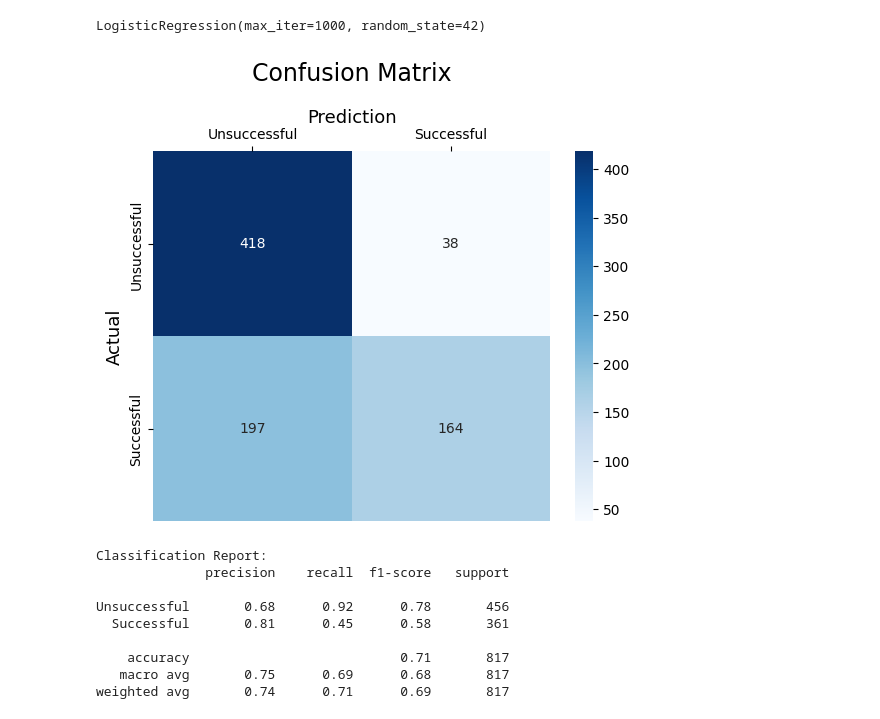
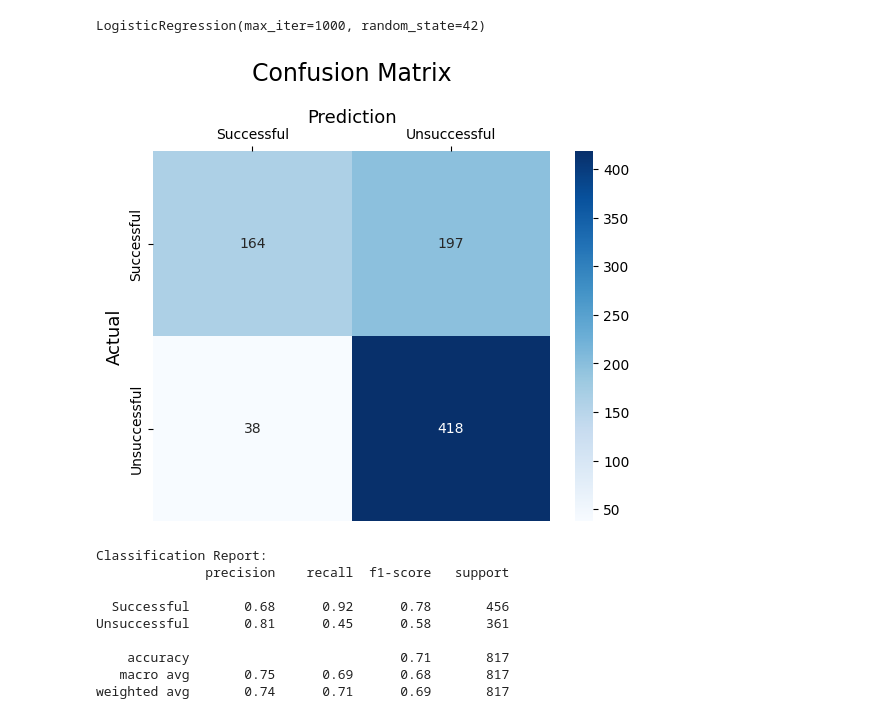
Before and after one commit to emilybae2025/Book-to-Film-Success-Prediction-Model, a Jupyter notebook: LogisticRegression.ipynb, the cells around one changed output. Cells and saved outputs as stored; diff of their text form; code cells hidden in the pictures.

```diff
--- a/LogisticRegression.ipynb
+++ b/LogisticRegression.ipynb
@@ -101,34 +101,34 @@ y_pred_test = log_reg.predict(x_test_scaled)
 y_pred_proba_test = log_reg.predict_proba(x_test_scaled)[:, 1]
 # %%
 # Display the Confusion Matrix values
-cm = confusion_matrix(y_test, y_pred_test)
+cm = confusion_matrix(y_test, y_pred_test, labels=[1,0])
 # %%
 # Confusion Matrix Heatmap
 # Reference: https://www.geeksforgeeks.org/machine-learning/confusion-matrix-machine-learning/
 sns.heatmap(cm,
             annot=True,
             fmt='g',
             cmap = "Blues",
-            xticklabels=['Unsuccessful','Successful'],
-            yticklabels=['Unsuccessful','Successful'])
+            xticklabels=['Successful','Unsuccessful'],
+            yticklabels=['Successful','Unsuccessful'])
 plt.ylabel('Actual', fontsize=13)
 plt.title('Confusion Matrix', fontsize=17, pad=20)
 plt.gca().xaxis.set_label_position('top')
 plt.xlabel('Prediction', fontsize=13)
 plt.gca().xaxis.tick_top()
 plt.show()
 
 # Classifications Report based on Confusion Metrics
 print("Classification Report:")
 print(classification_report(y_test, y_pred_test,
-                          target_names=['Unsuccessful', 'Successful']))
+                          target_names=['Successful', 'Unsuccessful']))
 # %% [output]
-[figure, old version]
+[figure, new version]
 Classification Report:
               precision    recall  f1-score   support
 
-Unsuccessful       0.68      0.92      0.78       456
-  Successful       0.81      0.45      0.58       361
+  Successful       0.68      0.92      0.78       456
+Unsuccessful       0.81      0.45      0.58       361
 
     accuracy                           0.71       817
    macro avg       0.75      0.69      0.68       817
```
Also changed, not shown: parts of 2 cells of this notebook.
